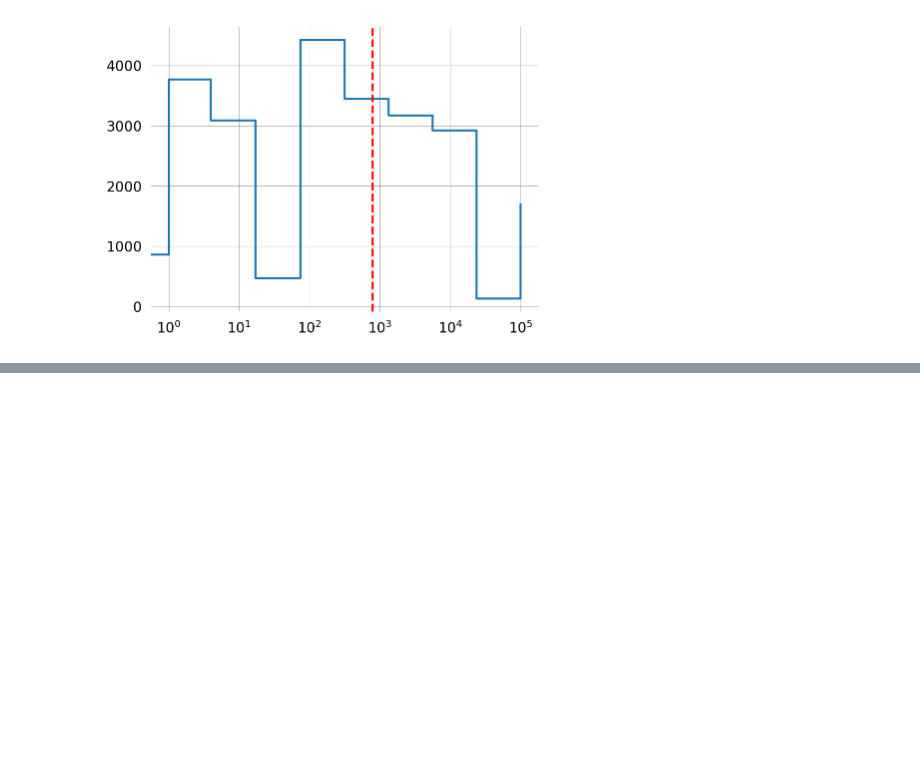
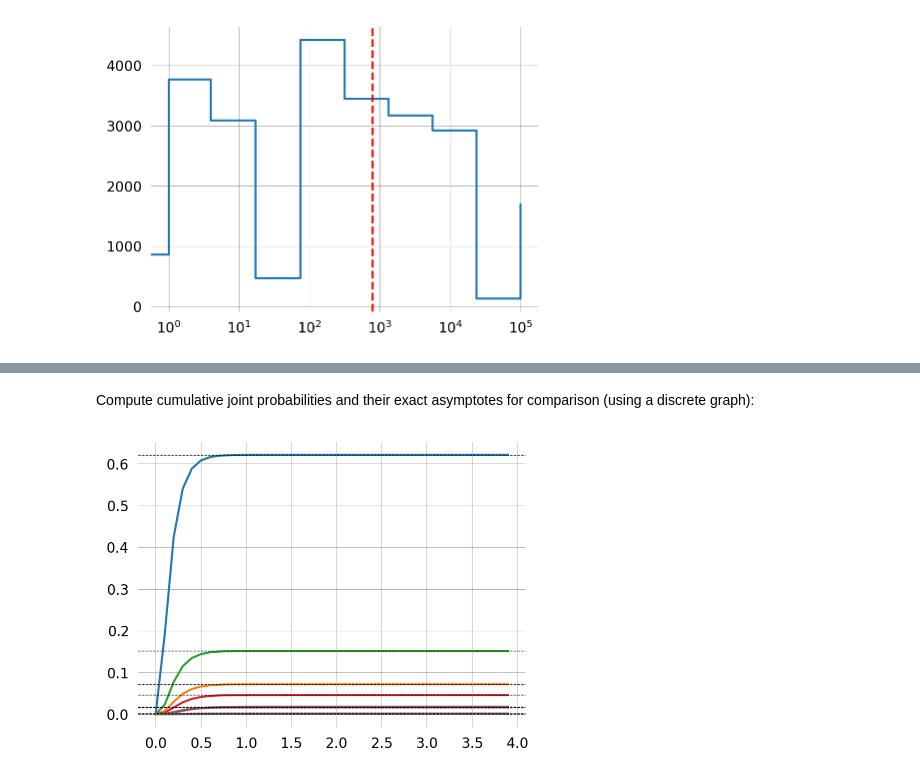
Before and after one commit to munch-group/phasic, a Jupyter notebook: docs/pages/tutorial/time-inhomogeneous.ipynb, the cells around one changed output, grey strips where cells are left out. Cells and saved outputs as stored; diff of their text form; code cells hidden in the pictures; blank space fills up the shorter version.

```diff
--- a/docs/pages/tutorial/time-inhomogeneous.ipynb
+++ b/docs/pages/tutorial/time-inhomogeneous.ipynb
@@ -484,0 +347,6 @@ graph.plot(size=(12, 8), max_nodes=300)
+# %%
+#| label: fig-cont-joint-prob-graph
+
+cont_joint_graph = graph.joint_prob_graph(mutation_rate=mutation_rate, reward_limit=reward_limit, discrete=False)
+cont_joint_graph.update_weights(theta)
+cont_joint_graph.plot(nodesep=0.2)
@@ -484,0 +357,6 @@ graph.plot(size=(12, 8), max_nodes=300)
+# %%
+#| label: fig-cont-joint-prob-epoch-graph
+
+ctx = cont_joint_graph.epoch_context()
+print(ctx._t_vertex_indices)
+ctx._graph.plot(nodesep=0.2)
@@ -484,0 +366,17 @@ graph.plot(size=(12, 8), max_nodes=300)
+# %% [markdown]
+Compute cumulative joint probabilities and their exact asymptotes for comparison (using a discrete graph):
+# %%
+#| label: fig-joint-prob-over-time
+t = np.arange(0, 4, 0.1)
+cum_hit_probs = ctx.cumulative_probs(t)
+
+joint_graph = graph.joint_prob_graph(mutation_rate=mutation_rate, reward_limit=reward_limit, discrete=True)
+joint_graph.update_weights(theta)
+df = joint_graph.joint_prob_table()
+asymptotes = df.prob
+
+fig, ax = plt.subplots()
+plt.plot(t, cum_hit_probs)
+[ax.axhline(a, color='k', lw=0.5, ls='--') for a in asymptotes];
+# %% [output]
+[figure, added]
```
Also changed, not shown: parts of 18 cells of this notebook, 11 other files.
